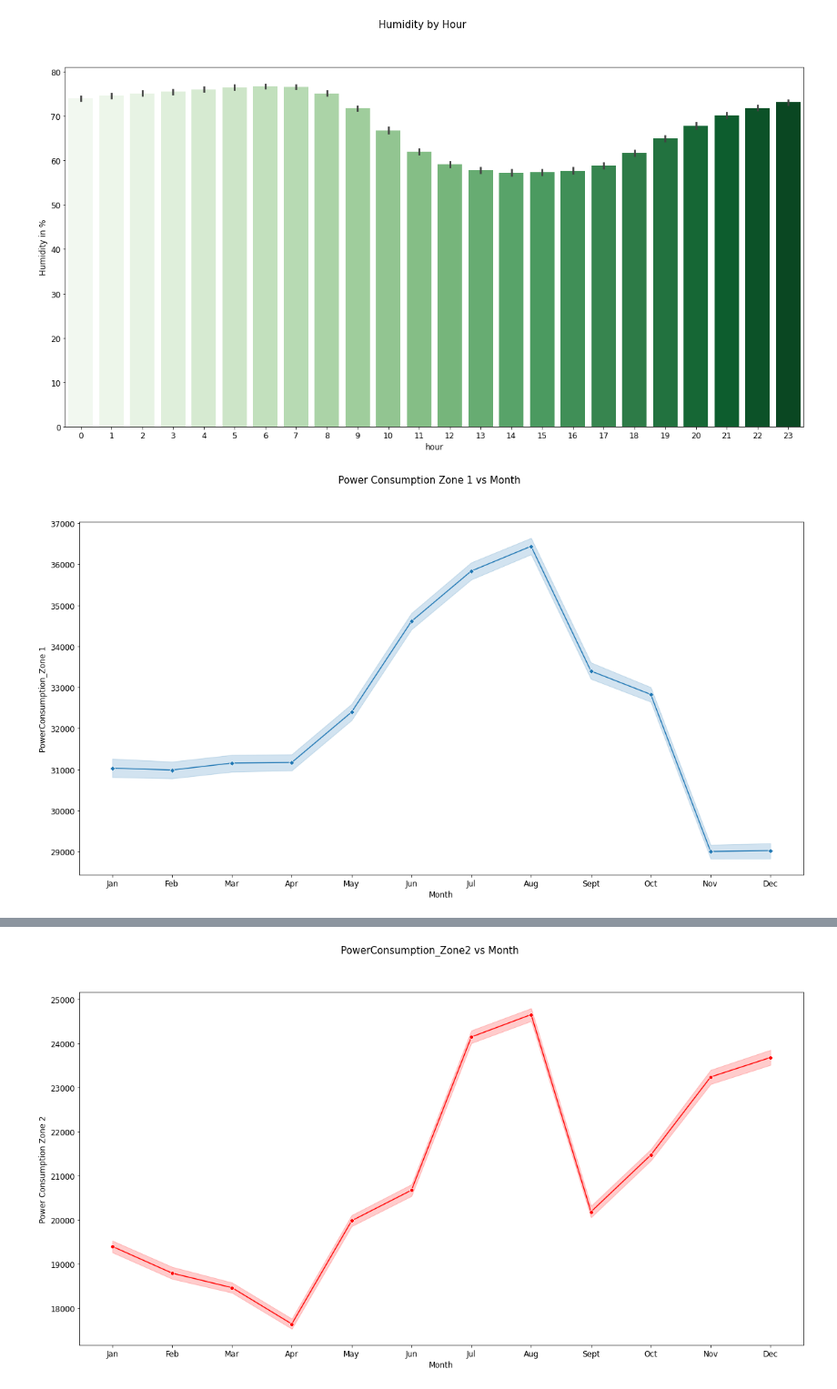
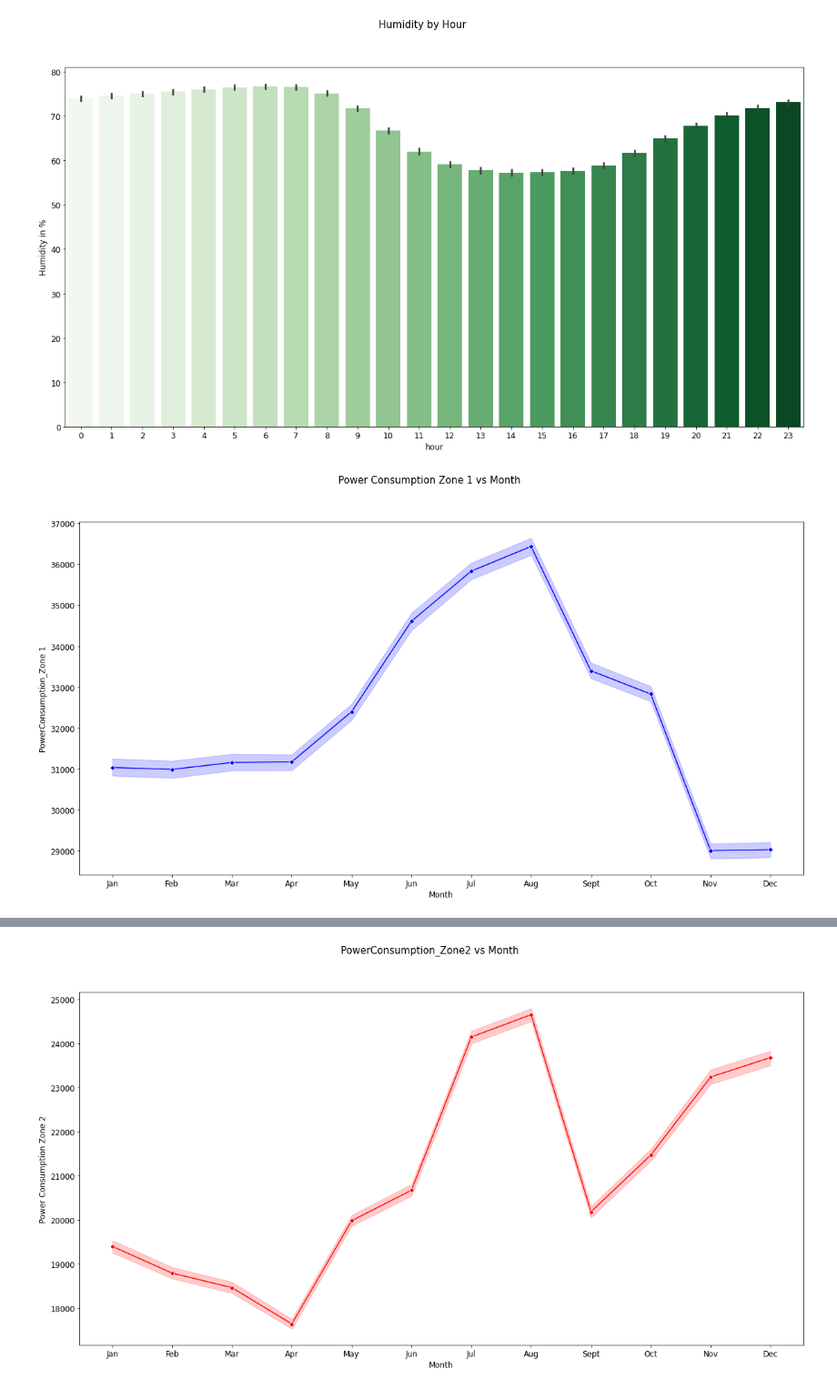
Before and after one commit to thedeveloper2104/NASH_2023_bro_code, a Jupyter notebook: NASH_Bro_Code_Energy_Streamliner.ipynb, the cells around one changed output, grey strips where cells are left out. Shown at 91% size. Cells and saved outputs as stored; diff of their text form; code cells hidden in the pictures.

```diff
--- a/NASH_Bro_Code_Energy_Streamliner.ipynb
+++ b/NASH_Bro_Code_Energy_Streamliner.ipynb
@@ -200,14 +210,14 @@ plt.show()
 # %%
 fig, ax = plt.subplots(figsize=(20, 10))
 
-sns.lineplot(data=df, x='month_name', y='PowerConsumption_Zone1', marker='D')
+m_z = sns.lineplot(data=df, x='month_name', y='PowerConsumption_Zone1', marker='D', color = 'Blue')
 plt.suptitle('Power Consumption Zone 1 vs Month', fontsize=15)
 plt.xlabel('Month', fontsize=12)
 plt.ylabel('PowerConsumption_Zone 1', fontsize=12)
 plt.xticks(fontsize=12)
 plt.yticks(fontsize=12)
 
 # Generating plot
 plt.show()
 # %% [output]
-[figure, old version]
+[figure, new version]
```
Also changed, not shown: parts of 10 cells of this notebook.
